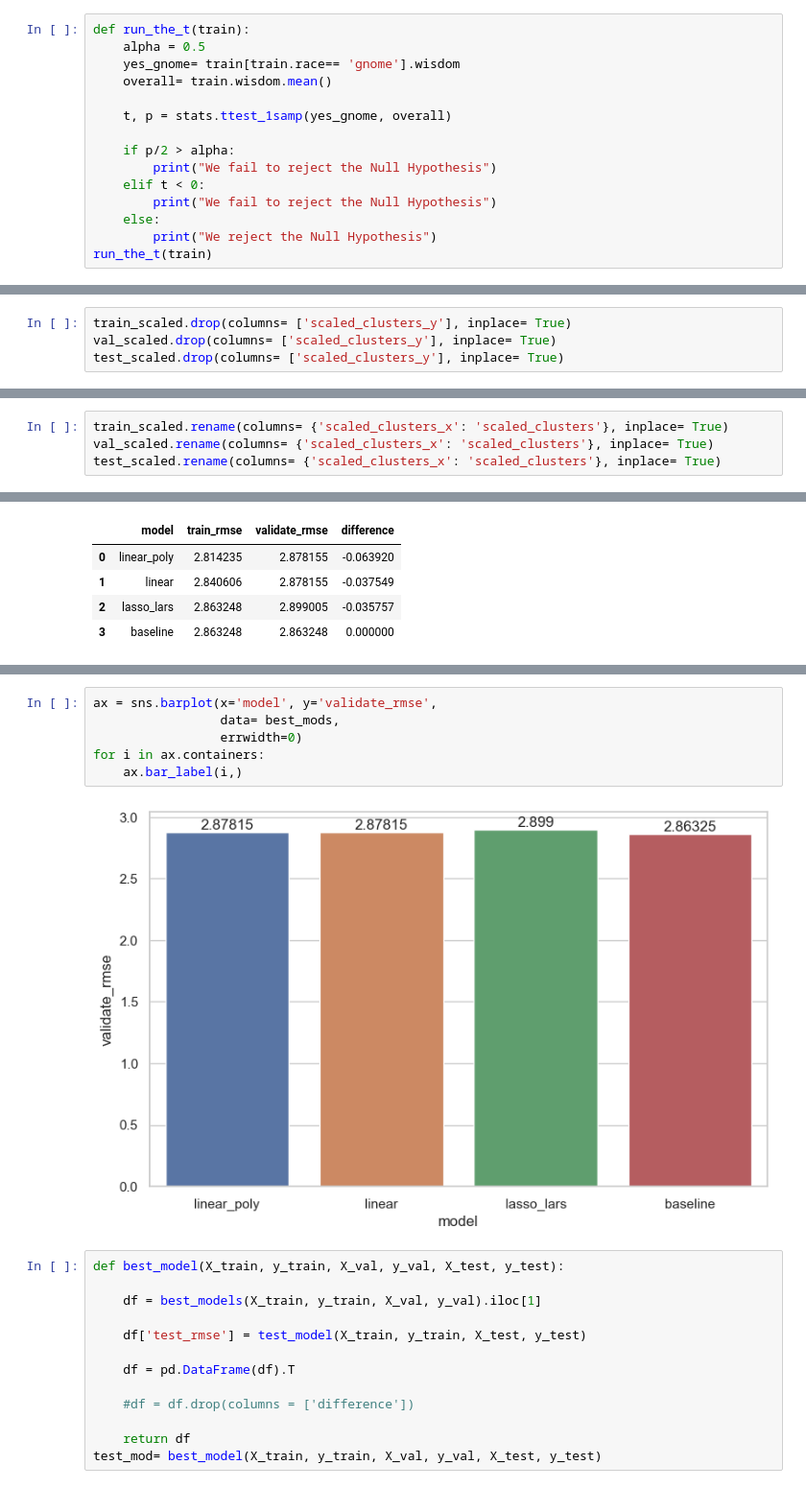
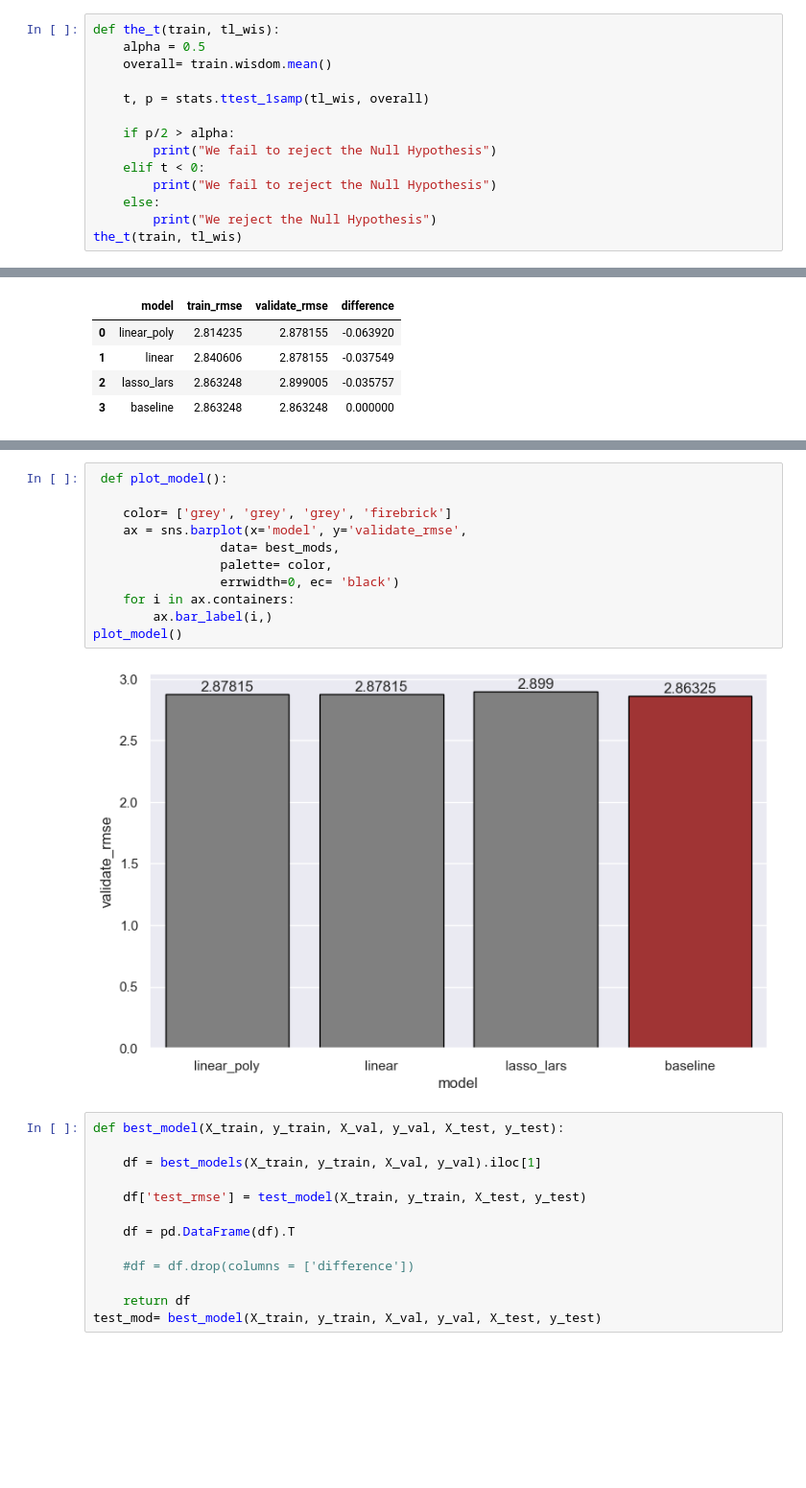
Before and after one commit to EstebanHernandez0/Dungeons_and_dragons_predictor, a Jupyter notebook: workbook.ipynb, the cells around one changed output, grey strips where cells are left out. Shown at 96% size. Drawn from its saved outputs; the diff is of its cells as text; blank space fills up the shorter version.

```diff
--- a/workbook.ipynb
+++ b/workbook.ipynb
@@ -150,10 +158,9 @@ overall= train.wisdom.mean()
 # %%
-def run_the_t(train):
+def the_t(train, tl_wis):
     alpha = 0.5
-    yes_gnome= train[train.race== 'gnome'].wisdom
     overall= train.wisdom.mean()
 
-    t, p = stats.ttest_1samp(yes_gnome, overall)
+    t, p = stats.ttest_1samp(tl_wis, overall)
 
     if p/2 > alpha:
         print("We fail to reject the Null Hypothesis")
@@ -161,6 +168,6 @@ def run_the_t(train):
         print("We fail to reject the Null Hypothesis")
     else:
         print("We reject the Null Hypothesis")
-run_the_t(train)
+the_t(train, tl_wis)
 # %% [output]
 We fail to reject the Null Hypothesis
@@ -429,7 +430,3 @@ Train shape: (5600, 19)
 Validate shape: (2400, 19)
 
 Test shape: (2000, 19)
-# %%
-train_scaled.drop(columns= ['scaled_clusters_y'], inplace= True)
-val_scaled.drop(columns= ['scaled_clusters_y'], inplace= True)
-test_scaled.drop(columns= ['scaled_clusters_y'], inplace= True)
@@ -438,4 +432,0 @@ NameError: name 'train_scaled' is not defined
-# %%
-train_scaled.rename(columns= {'scaled_clusters_x': 'scaled_clusters'}, inplace= True)
-val_scaled.rename(columns= {'scaled_clusters_x': 'scaled_clusters'}, inplace= True)
-test_scaled.rename(columns= {'scaled_clusters_x': 'scaled_clusters'}, inplace= True)
@@ -844,11 +817,16 @@ X_train_scaled
 # %%
-ax = sns.barplot(x='model', y='validate_rmse',
+ def plot_model():
+
+    color= ['grey', 'grey', 'grey', 'firebrick']
+    ax = sns.barplot(x='model', y='validate_rmse',
                  data= best_mods,
-                 errwidth=0)
-for i in ax.containers:
-    ax.bar_label(i,)
+                 palette= color,
+                 errwidth=0, ec= 'black')
+    for i in ax.containers:
+        ax.bar_label(i,)
+plot_model()
 # %% [output]
-[figure, old version]
+[figure, new version]
 # %%
 def best_model(X_train, y_train, X_val, y_val, X_test, y_test):
 
```
Also changed, not shown: parts of 27 cells of this notebook.
